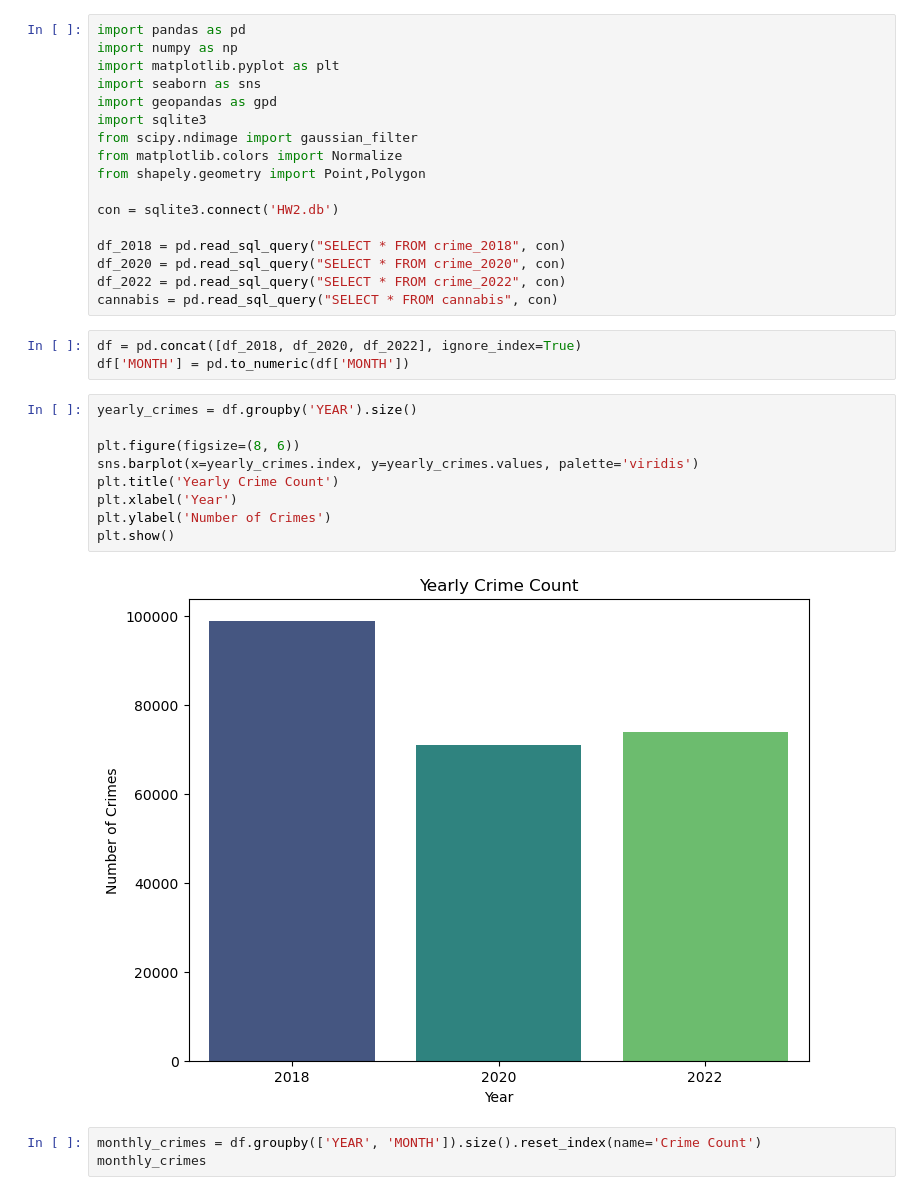
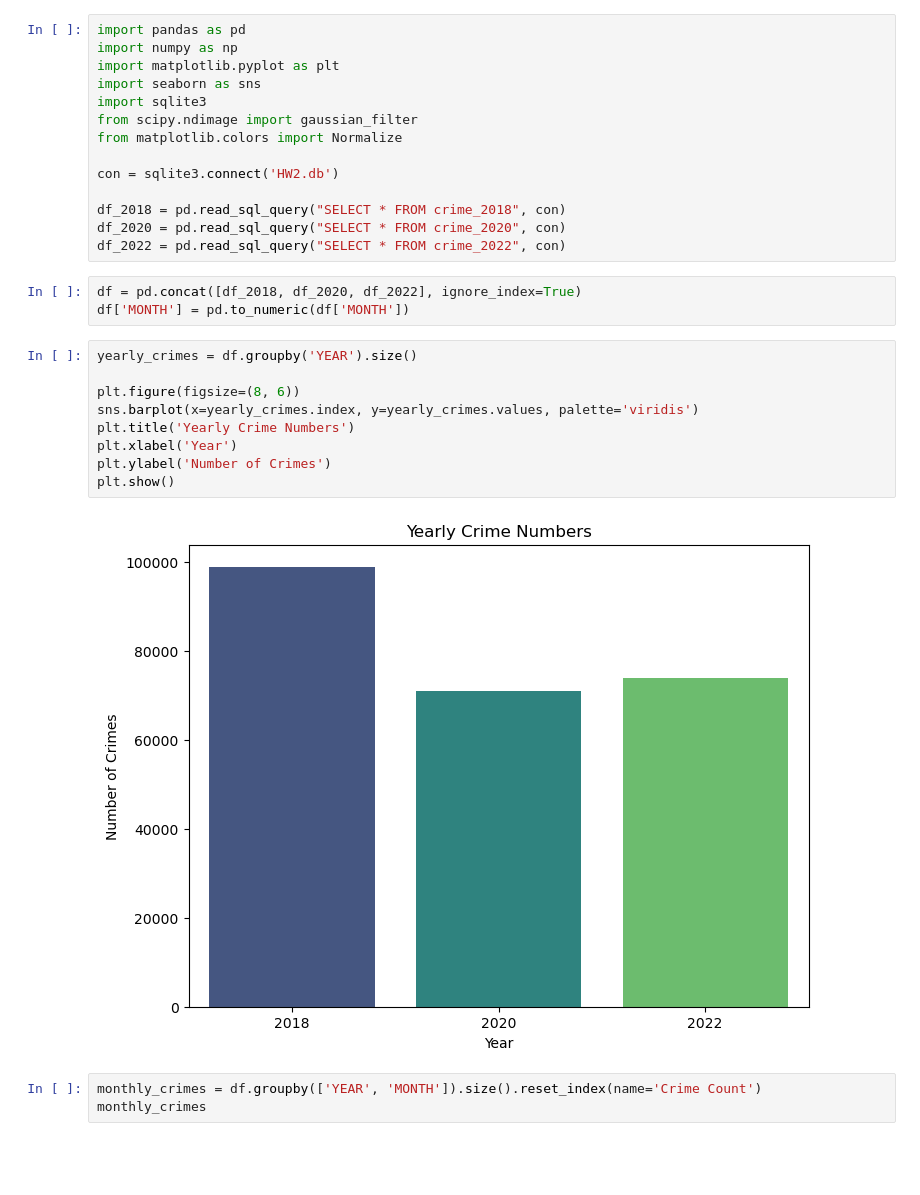
Before and after one commit to Dastardi/data_foundations, a Jupyter notebook: HW2/primary_comparisons.ipynb, the cells around one changed output. Drawn from its saved outputs; the diff is of its cells as text; blank space fills up the shorter version.

```diff
--- a/HW2/primary_comparisons.ipynb
+++ b/HW2/primary_comparisons.ipynb
@@ -3,32 +3,29 @@ import pandas as pd
 import numpy as np
 import matplotlib.pyplot as plt
 import seaborn as sns
-import geopandas as gpd
 import sqlite3
 from scipy.ndimage import gaussian_filter
 from matplotlib.colors import Normalize
-from shapely.geometry import Point,Polygon
 
 con = sqlite3.connect('HW2.db')
 
 df_2018 = pd.read_sql_query("SELECT * FROM crime_2018", con)
 df_2020 = pd.read_sql_query("SELECT * FROM crime_2020", con)
 df_2022 = pd.read_sql_query("SELECT * FROM crime_2022", con)
-cannabis = pd.read_sql_query("SELECT * FROM cannabis", con)
 # %%
 df = pd.concat([df_2018, df_2020, df_2022], ignore_index=True)
 df['MONTH'] = pd.to_numeric(df['MONTH'])
 # %%
 yearly_crimes = df.groupby('YEAR').size()
 
 plt.figure(figsize=(8, 6))
 sns.barplot(x=yearly_crimes.index, y=yearly_crimes.values, palette='viridis')
-plt.title('Yearly Crime Count')
+plt.title('Yearly Crime Numbers')
 plt.xlabel('Year')
 plt.ylabel('Number of Crimes')
 plt.show()
 # %% [output]
-[figure, old version]
+[figure, new version]
 # %%
 monthly_crimes = df.groupby(['YEAR', 'MONTH']).size().reset_index(name='Crime Count')
 monthly_crimes
```
Also changed, not shown: parts of 12 cells of this notebook, 5 other files.
